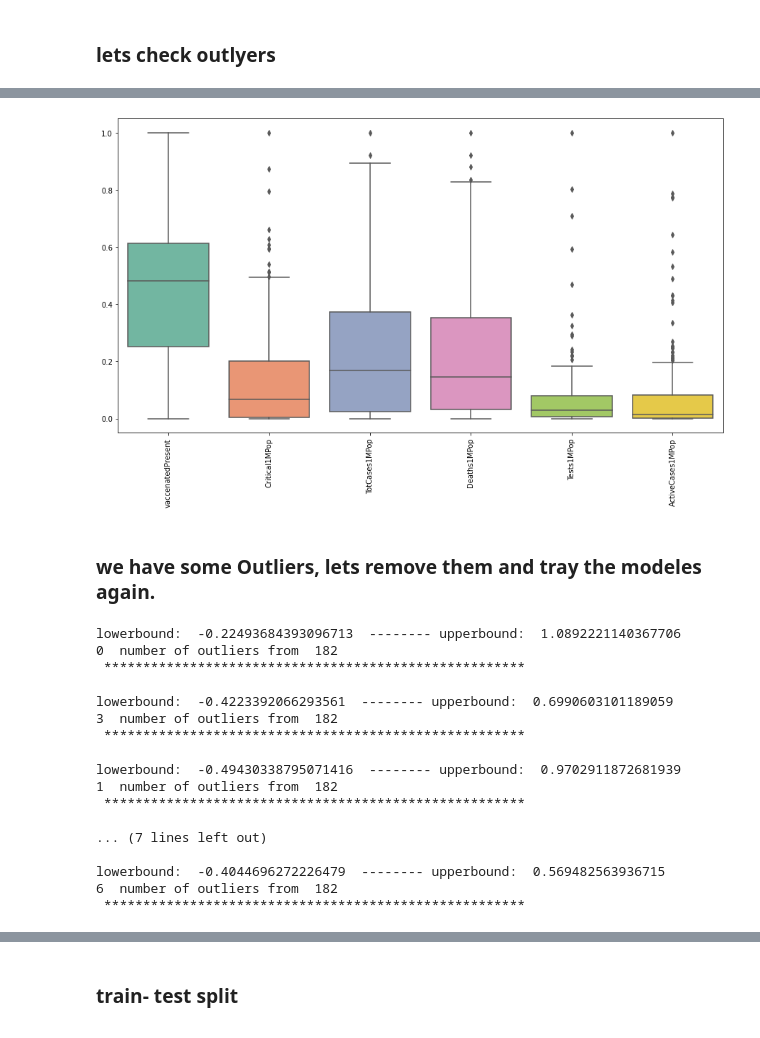
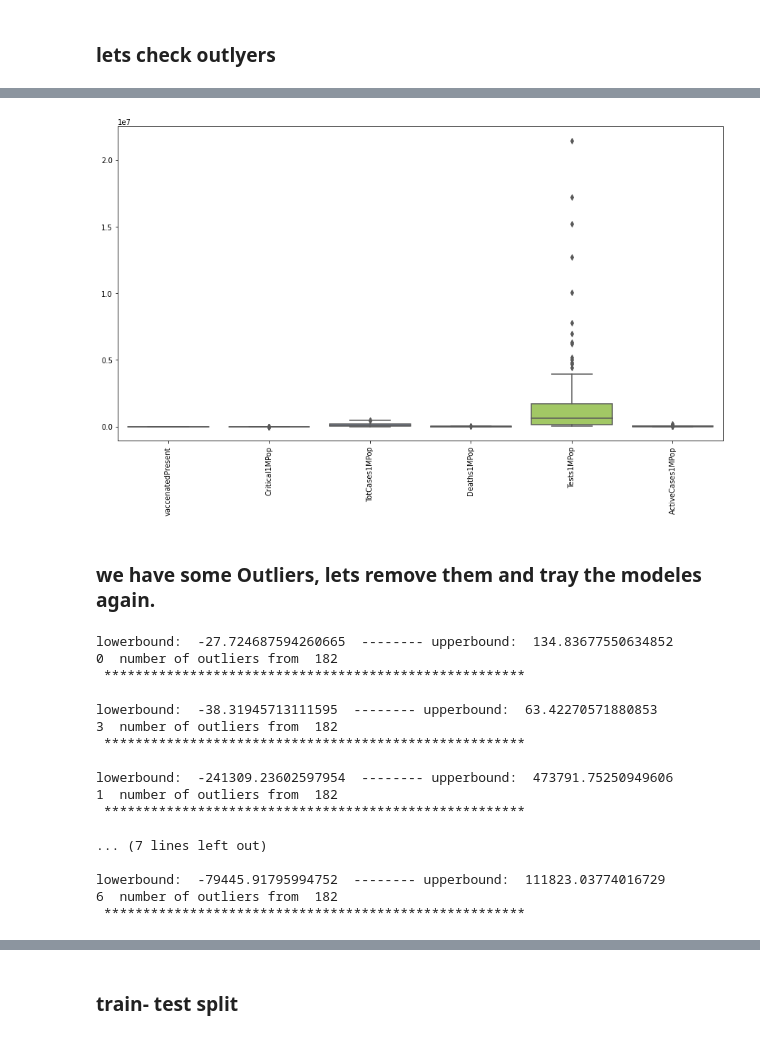
Before and after one commit to yeelacitron/Data-science-project, a Jupyter notebook: web scraping project.ipynb, the cells around one changed output, grey strips where cells are left out. Drawn from its saved outputs; the diff is of its cells as text; code cells hidden in the pictures.

```diff
--- a/web scraping project.ipynb
+++ b/web scraping project.ipynb
@@ -563,11 +547,11 @@ final_df_scaled.head()
 # %%
-final_df_no_out = final_df_scaled
+final_df_no_out = final_df
 plt.figure(figsize=(15,8))
-sns.boxplot(data = final_df_scaled,palette = "Set2")
+sns.boxplot(data = final_df,palette = "Set2")
 plt.xticks(rotation=90)
 plt.show()
 # %% [output]
-[figure, old version]
+[figure, new version]
 # %% [markdown]
 
 ### we have some  Outliers, lets remove them and tray the modeles again.
@@ -588,27 +572,27 @@ def removeOutlier(att, df):
     return df
 # %%
 
-final_df_no_out = removeOutlier(final_df_scaled.vaccenatedPresent, final_df_scaled)
-final_df_no_out = removeOutlier(final_df_scaled.Critical1MPop, final_df_scaled)
-final_df_no_out = removeOutlier(final_df_scaled.TotCases1MPop, final_df_scaled)
-final_df_no_out = removeOutlier(final_df_scaled.Deaths1MPop, final_df_scaled)
-final_df_no_out = removeOutlier(final_df_scaled.Tests1MPop, final_df_scaled)
-final_df_no_out = removeOutlier(final_df_scaled.ActiveCases1MPop, final_df_scaled)
+final_df_no_out = removeOutlier(final_df.vaccenatedPresent, final_df)
+final_df_no_out = removeOutlier(final_df.Critical1MPop, final_df)
+final_df_no_out = removeOutlier(final_df.TotCases1MPop, final_df)
+final_df_no_out = removeOutlier(final_df.Deaths1MPop, final_df)
+final_df_no_out = removeOutlier(final_df.Tests1MPop, final_df)
+final_df_no_out = removeOutlier(final_df.ActiveCases1MPop, final_df)
 # %% [output]
-lowerbound:  -0.22493684393096713  -------- upperbound:  1.0892221140367706
+lowerbound:  -27.724687594260665  -------- upperbound:  134.83677550634852
 0  number of outliers from  182
  ******************************************************
 
-lowerbound:  -0.4223392066293561  -------- upperbound:  0.6990603101189059
+lowerbound:  -38.31945713111595  -------- upperbound:  63.42270571880853
 3  number of outliers from  182
  ******************************************************
 
-lowerbound:  -0.49430338795071416  -------- upperbound:  0.9702911872681939
+lowerbound:  -241309.23602597954  -------- upperbound:  473791.75250949606
 1  number of outliers from  182
  ******************************************************
 
 ... (7 lines left out)
 
-lowerbound:  -0.4044696272226479  -------- upperbound:  0.569482563936715
+lowerbound:  -79445.91795994752  -------- upperbound:  111823.03774016729
 6  number of outliers from  182
  ******************************************************
```
Also changed, not shown: parts of 57 cells of this notebook.
